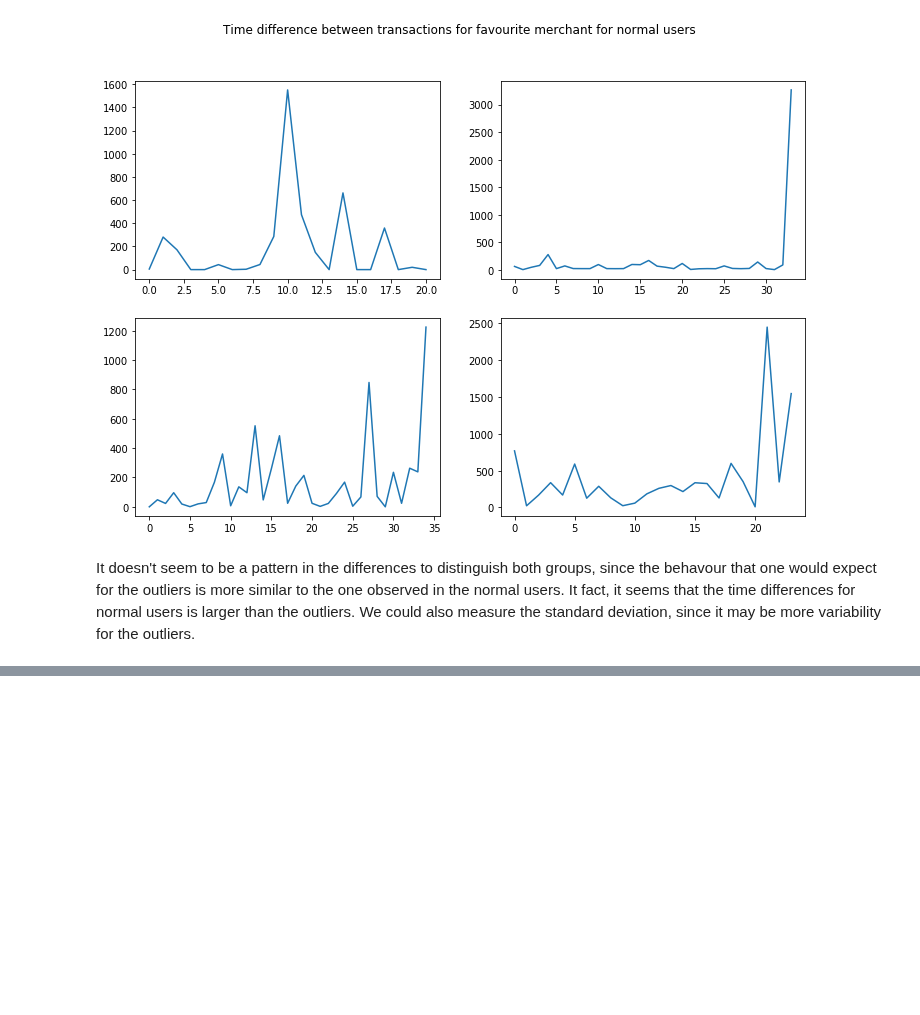
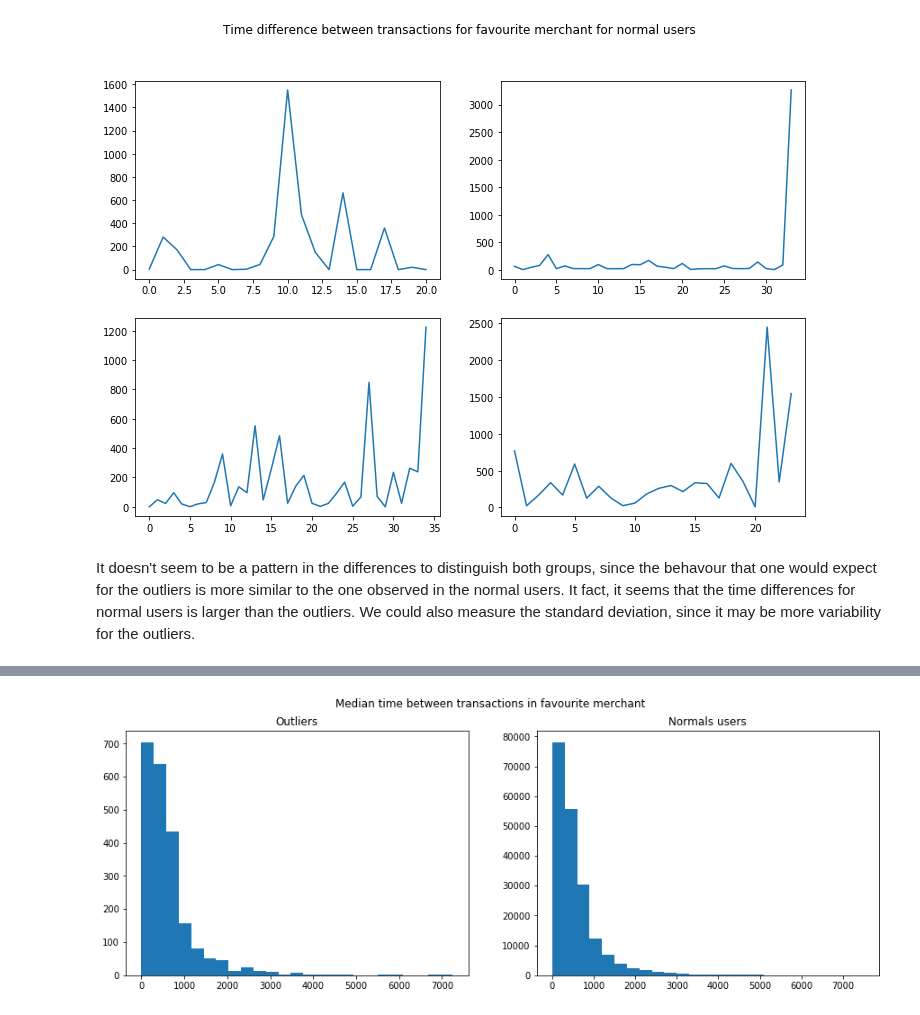
Before and after one commit to Zol-S/kaggle, a Jupyter notebook: Elo Merchant Category Recommendation/2.4_Outlier_effect_on_RMSE.ipynb, the cells around one changed output, grey strips where cells are left out. Cells and saved outputs as stored; diff of their text form; code cells hidden in the pictures; blank space fills up the shorter version.

Commit message:
New features related to time differences between transactions

```diff
--- a/Elo Merchant Category Recommendation/2.4_Outlier_effect_on_RMSE.ipynb
+++ b/Elo Merchant Category Recommendation/2.4_Outlier_effect_on_RMSE.ipynb
@@ -395,12 +396,12 @@ plt.show()
 It doesn't seem to be a pattern in the differences to distinguish both groups, since the behavour that one would expect for the outliers is more similar to the one observed in the normal users. It fact, it seems that the time differences for normal users is larger than the outliers. We could also measure the standard deviation, since it may be more variability for the outliers.
 # %%
 def diff_times_fav(user):
-    #id_merch_temp = df_trans.groupby('merchant_id').size().reset_index().rename(columns={0:'n_merch'}).sort_values('n_merch',ascending=False).head(1)['merchant_id'].values[0]
+    #id_merch_temp = user.groupby('merchant_id').size().reset_index().rename(columns={0:'n_merch'}).sort_values('n_merch',ascending=False).head(1)['merchant_id'].values[0]
     id_merch_temp = user.groupby('merchant_id').size().idxmax()
     dates_temp = user[user['merchant_id']==id_merch_temp].sort_values('purchase_date')['purchase_date'].values
     diff_temp = (np.diff(dates_temp)/3.6e+12).astype(float)
-    return(pd.DataFrame({'diff_time_mean': [diff_temp.mean()], 'diff_time_std': [diff_temp.std()]}))
+    return(pd.DataFrame({'diff_time_fav_mean': [diff_temp.mean()], 'diff_time_fav_std': [diff_temp.std()]}))
 
-df_diff_times = df_trans.groupby('card_id')[['merchant_id','purchase_date']].apply(diff_times)
-#df_diff_times = df_diff_times.reset_index(level=0)
-#df_diff_times.head()
+df_diff_times = df_trans.groupby('card_id')[['merchant_id','purchase_date']].apply(diff_times_fav)
+df_diff_times = df_diff_times.reset_index(level=0)
+df_diff_times.head()
@@ -406,0 +415,14 @@ df_diff_times = df_trans.groupby('card_id')[['merchant_id','purchase_date']].app
+# %%
+plt.figure(figsize=(15, 5))
+plt.subplot(1, 2, 1)
+ids_all_outs = df[df['target']<-33]['card_id'].values
+ids_all_norms = df[df['target']>-33]['card_id'].values
+plt.hist(df_diff_times[(df_diff_times['card_id'].isin(ids_all_outs)) & (df_diff_times['diff_time_fav_mean']<7500)]['diff_time_fav_mean'], bins=25)
+plt.title('Outliers')
+plt.subplot(1, 2, 2)
+plt.hist(df_diff_times[(df_diff_times['card_id'].isin(ids_all_norms)) & (df_diff_times['diff_time_fav_mean']<7500)]['diff_time_fav_mean'], bins=25)
+plt.title('Normals users')
+plt.suptitle('Median time between transactions in favourite merchant')
+plt.show()
+# %% [output]
+[figure, added]
```
Also changed, not shown: parts of 10 cells of this notebook.
